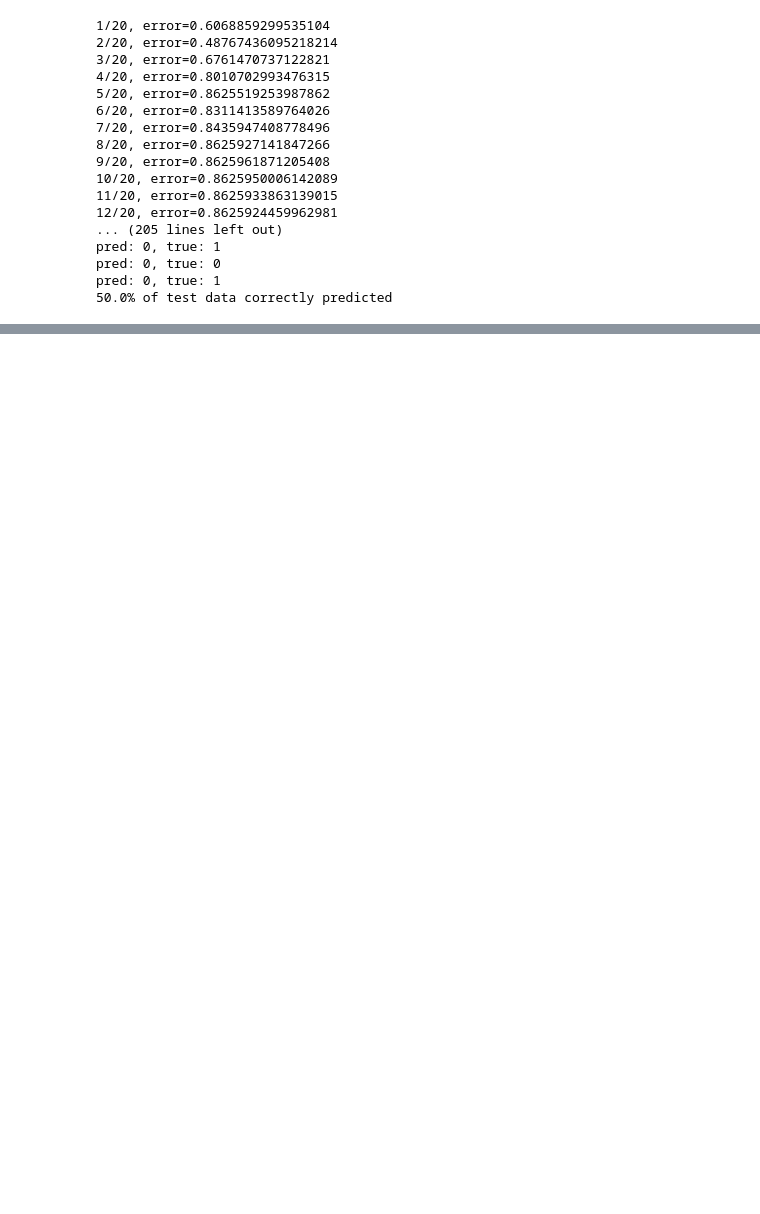
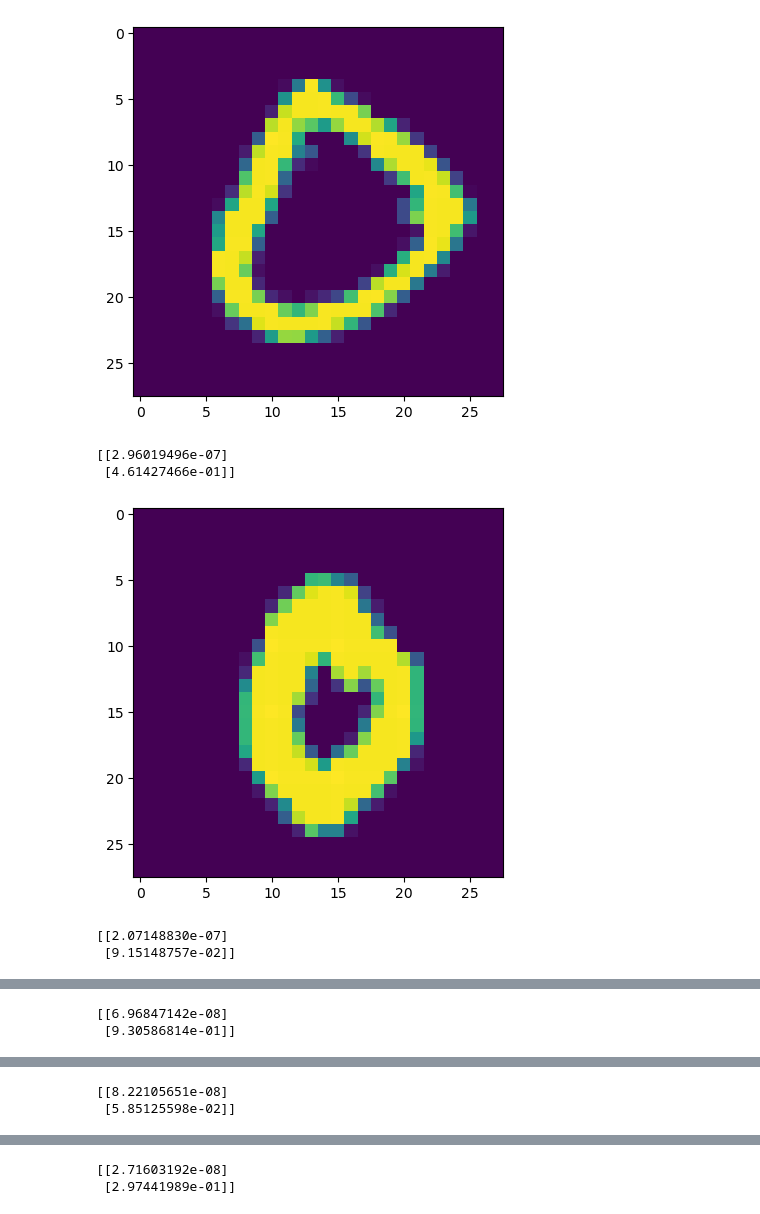
Before and after one commit to m-u-nee/generic_neural_network_implementation, a Jupyter notebook: Convolutional_mnist.ipynb, the cells around one changed output, grey strips where cells are left out. Cells and saved outputs as stored; diff of their text form; code cells hidden in the pictures; blank space fills up the shorter version.

Commit message:
Further small changes to convolutional_mnist.ipynb

```diff
--- a/Convolutional_mnist.ipynb
+++ b/Convolutional_mnist.ipynb
@@ -2,7 +2,7 @@
 import numpy as np
 from keras.datasets import mnist
 from keras.utils import np_utils
-
+import matplotlib.pyplot as plt
 from Dense import Dense
 from Convolutional import Convolutional
 from Reshape import Reshape
@@ -34,55 +34,15 @@ def preprocess_data_all_digits(x, y, limit):
 
 # load MNIST from server, limit to 100 images per class since we're not training on GPU
 (x_train, y_train), (x_test, y_test) = mnist.load_data()
-x_train, y_train = preprocess_data(x_train, y_train, 100)
-x_test, y_test = preprocess_data(x_test, y_test, 100)
+x_train, y_train = preprocess_data(x_train, y_train, 60000)
+x_test, y_test = preprocess_data(x_test, y_test, 1000)
 
 network = [
-    Convolutional((1, 28, 28), 3, 5),
+    Convolutional((1, 28, 28), 3, 10),
     Sigmoid(),
-    Reshape((5, 26, 26), (5 * 26 * 26, 1)),
-    Dense(5 * 26 * 26, 100),
+    Reshape((10, 26, 26), (10 * 26 * 26, 1)),
+    Dense(10 * 26 * 26, 100),
     Sigmoid(),
     Dense(100, 2),
     Sigmoid()
 ]
-# train
-train(
-    network,
-    binary_cross_entropy,
-    binary_cross_entropy_prime,
-    x_train,
-    y_train,
-    epochs=20,
-    learning_rate=0.1,
-    batch_size=1
-)
-
-# test, keep track of correct predictions
-correct = 0
-for x, y in zip(x_test, y_test):
-    output = predict(network, x)
-    print(f"pred: {np.argmax(output)}, true: {np.argmax(y)}")
-    if np.argmax(output) == np.argmax(y):
-        correct += 1
-
-# print the accuracy
-print(f"{correct / len(x_test) * 100}% of test data correctly predicted")
-# %% [output]
-1/20, error=0.6068859299535104
-2/20, error=0.48767436095218214
-3/20, error=0.6761470737122821
-4/20, error=0.8010702993476315
-5/20, error=0.8625519253987862
-6/20, error=0.8311413589764026
-7/20, error=0.8435947408778496
-8/20, error=0.8625927141847266
-9/20, error=0.8625961871205408
-10/20, error=0.8625950006142089
-11/20, error=0.8625933863139015
-12/20, error=0.8625924459962981
-... (205 lines left out)
-pred: 0, true: 1
-pred: 0, true: 0
-pred: 0, true: 1
-50.0% of test data correctly predicted
@@ -88,0 +61,22 @@ pred: 0, true: 1
+# %%
+# test, keep track of correct predictions
+correct = 0
+for x, y in zip(x_test, y_test):
+    output = predict(network, x)
+    if np.argmax(output) == np.argmax(y):
+        correct += 1
+    else:
+        #Plot the image
+        plt.imshow(x.reshape(28, 28))
+        plt.show()
+        print(output)
+
+# print the accuracy
+print(f"{correct / len(x_test) * 100}% of test data correctly predicted")
+# %% [output]
+[figure, added]
+[[2.96019496e-07]
+ [4.61427466e-01]]
+[figure, added]
+[[2.07148830e-07]
+ [9.15148757e-02]]
@@ -88,0 +84,2 @@ pred: 0, true: 1
+[[6.96847142e-08]
+ [9.30586814e-01]]
@@ -88,0 +87,2 @@ pred: 0, true: 1
+[[8.22105651e-08]
+ [5.85125598e-02]]
@@ -88,0 +90,2 @@ pred: 0, true: 1
+[[2.71603192e-08]
+ [2.97441989e-01]]
```
Also changed, not shown: parts of 2 cells of this notebook.
